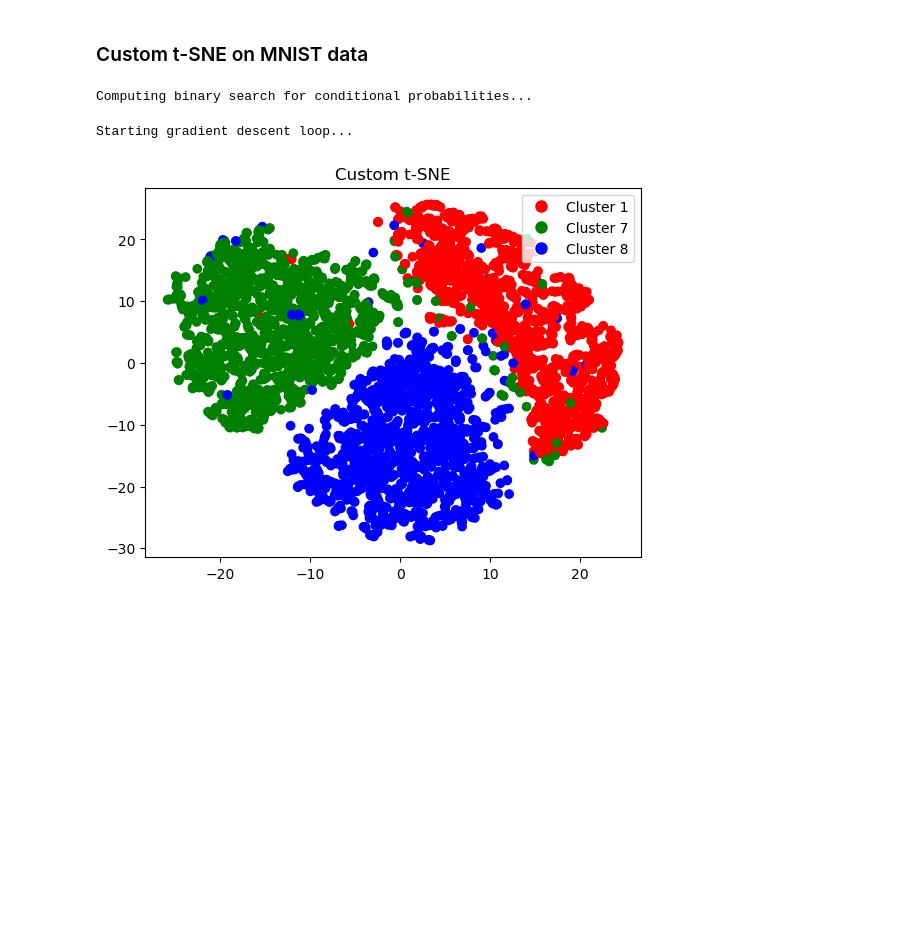
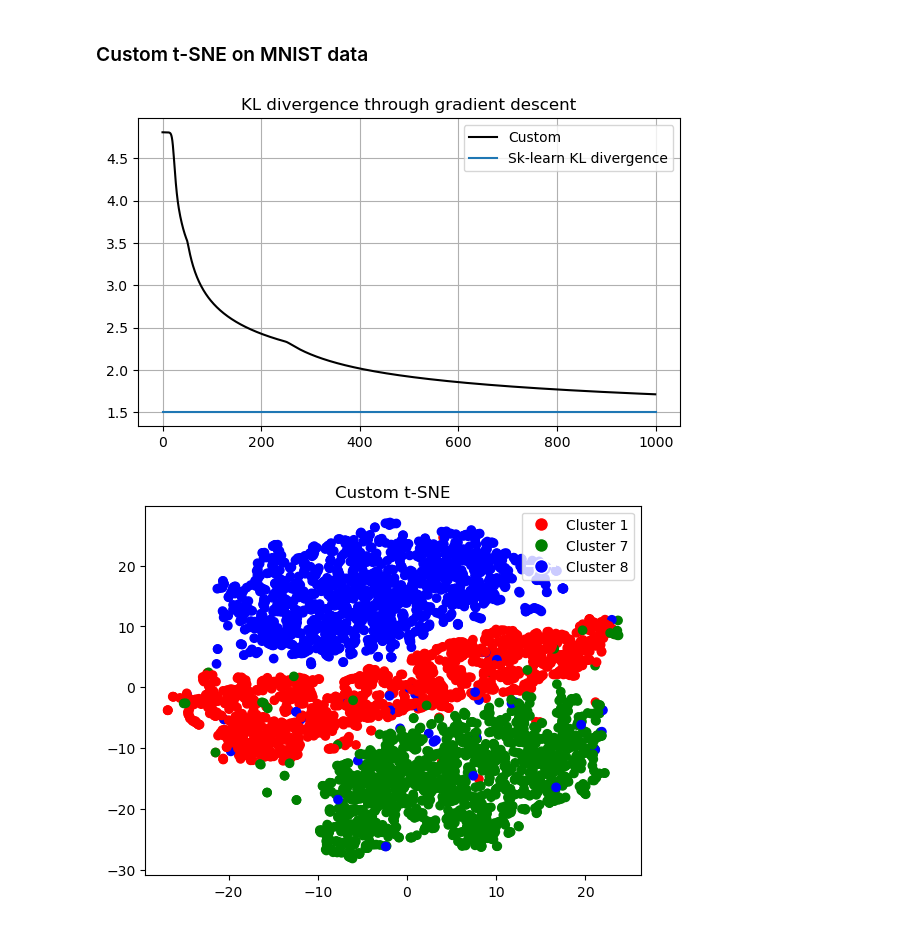
Before and after one commit to AntoineTSP/Advanced_ML, a Jupyter notebook: Embedding_imdb/MNIST/MNIST_comparison.ipynb, the cells around one changed output. Saved outputs shown, nothing was run; the diff lists cells and outputs as text; code cells hidden in the pictures; blank space fills up the shorter version.

```diff
--- a/Embedding_imdb/MNIST/MNIST_comparison.ipynb
+++ b/Embedding_imdb/MNIST/MNIST_comparison.ipynb
@@ -57,15 +60,16 @@ plt.title("Scikit-learn t-SNE");
 # %%
 mnist_perplexity = 30
 # %%
-mnist_custom_tsne = TSNE(n_components=2, perplexity=mnist_perplexity, adaptive_learning_rate=False).fit_transform(mnist_matrices, verbose=2)
+mnist_custom_tsne = TSNE(n_components=2, perplexity=mnist_perplexity, adaptive_learning_rate=False, patience=50, n_iter=1000)
+custom_embedding = mnist_custom_tsne.fit_transform(mnist_matrices, reference_kl_divergence=mnist_tsne.kl_divergence_,
+                                                   title='Sk-learn KL divergence', verbose=3)
 # %% [output]
-Computing binary search for conditional probabilities...
-Starting gradient descent loop...
+[figure, added]
 # %%
 colors = {1: "red", 7: "green", 8: "blue"}
-plt.scatter(mnist_custom_tsne[:, 0], mnist_custom_tsne[:, 1], c=[colors[x[0]] for x in mnist_labels])
+plt.scatter(custom_embedding[:, 0], custom_embedding[:, 1], c=[colors[x[0]] for x in mnist_labels])
 legend_handles = [Line2D([0], [0], marker='o', color='w', markerfacecolor=color, markersize=10, label=f'Cluster {label}') for label, color in colors.items()]
 plt.legend(handles=legend_handles, loc='upper right')
 plt.title("Custom t-SNE");
 # %% [output]
-[figure, old version]
+[figure, new version]
```
Also changed, not shown: parts of 11 cells of this notebook, 3 other files.
